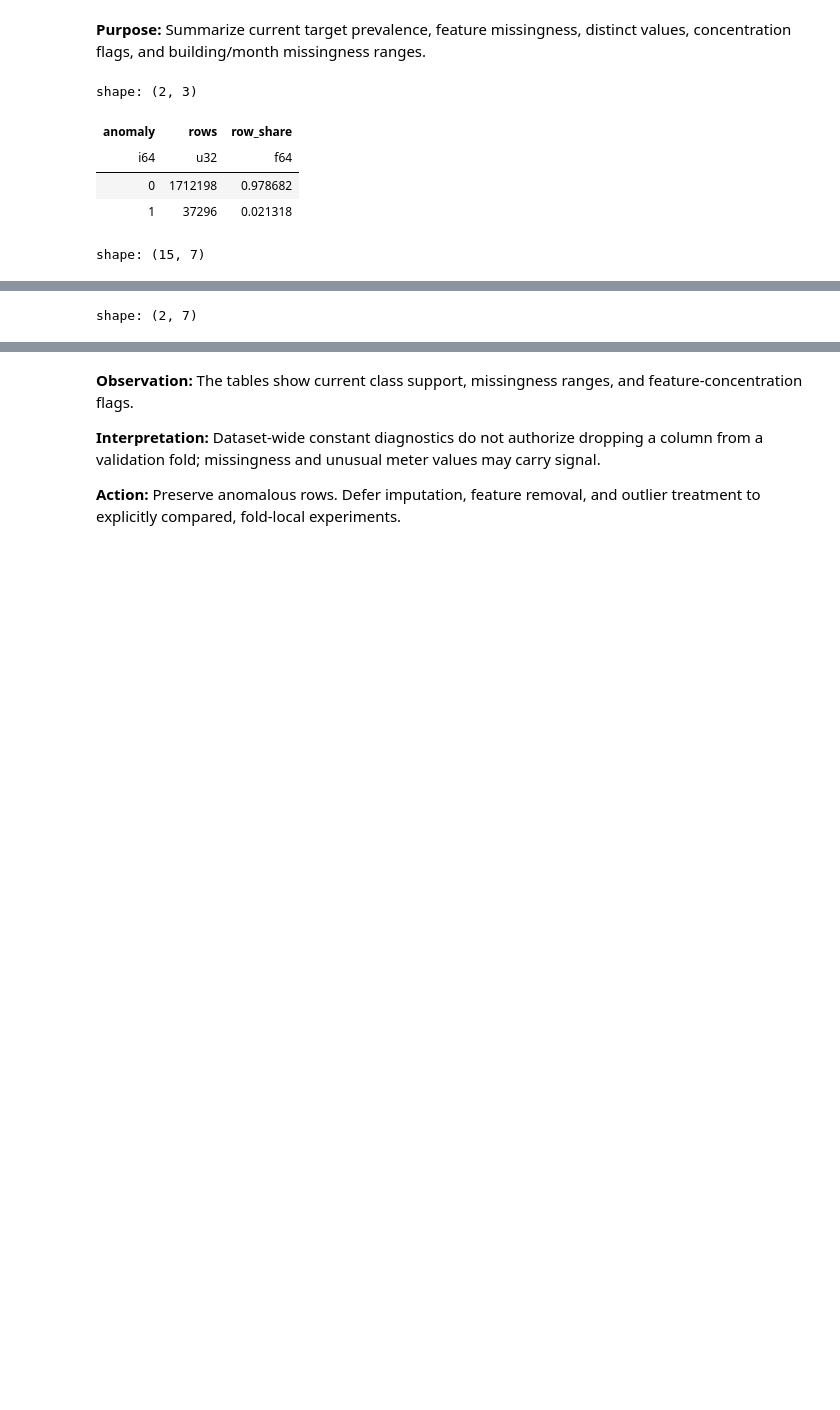
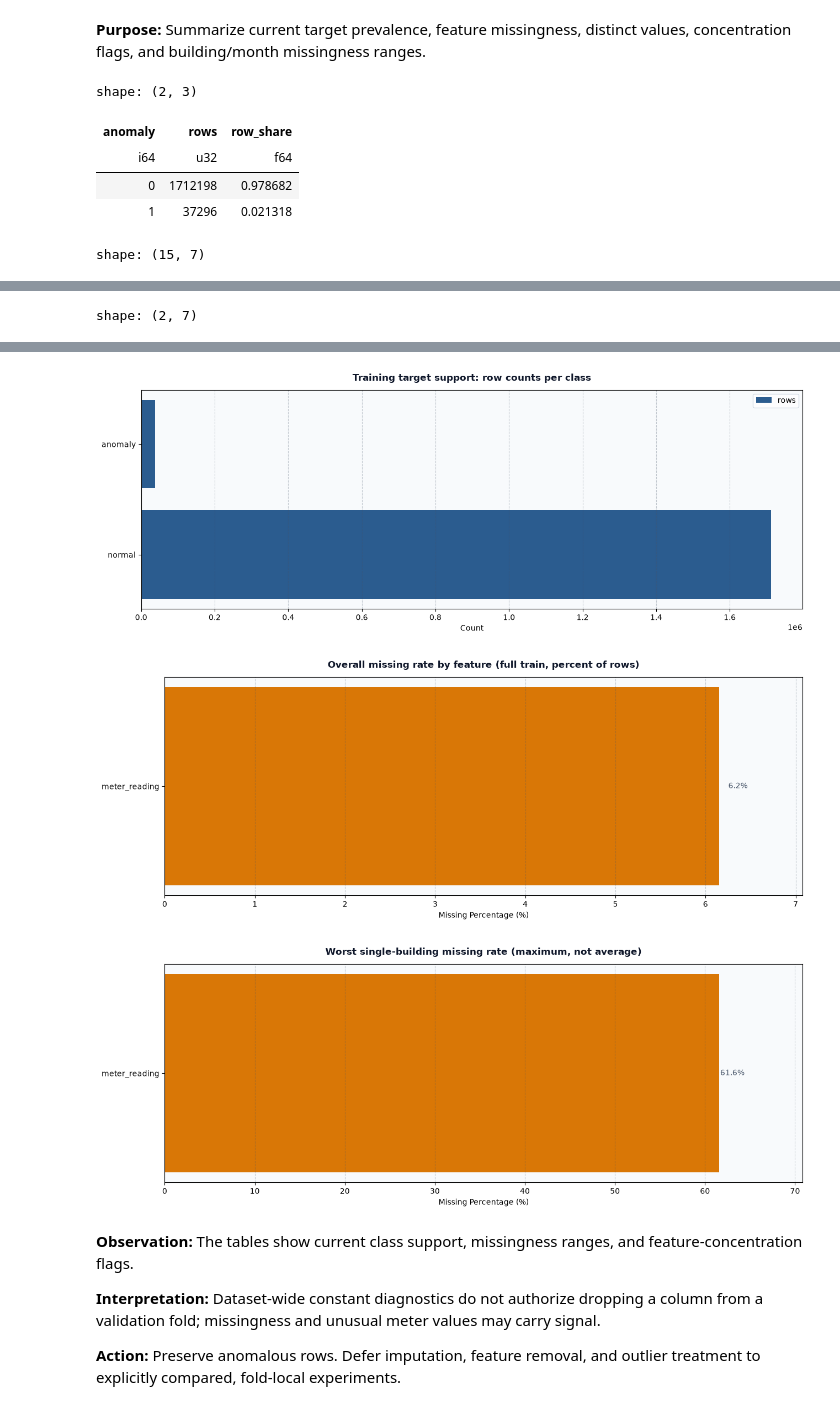
Before and after one commit to furkan-uzmez/Kaggle_Large-scale_Energy_Anomaly_Detection, a Jupyter notebook: notebooks/01_data_understanding.ipynb, the cells around one changed output, grey strips where cells are left out. Drawn from its saved outputs; the diff is of its cells as text; code cells hidden in the pictures; blank space fills up the shorter version.

```diff
--- a/notebooks/01_data_understanding.ipynb
+++ b/notebooks/01_data_understanding.ipynb
@@ -196,33 +234,50 @@ for feature in feature_columns:
         'non_null_unique_count': unique_count, 'dominant_non_null_share': dominant, 'status': status})
 feature_quality = pl.DataFrame(quality_rows)
 display(feature_quality.sort('missing_rate', descending=True).head(15))
 display(feature_quality.filter(pl.col('status').is_in(
     ['true constant', 'quasi-constant', 'all-missing'])).sort(['status', 'feature']))
+
+show_figure(plot_comparative_count_bars(
+    {('anomaly' if row['anomaly'] == 1 else 'normal'): {'rows': int(row['rows'])}
+     for row in target_summary.to_dicts()},
+    'Training target support: row counts per class'))
+
+missing_top = (feature_quality.filter(pl.col('missing_rate') > 0)
+               .sort('missing_rate', descending=True).head(10))
+show_figure(plot_horizontal_missingness(
+    {row['feature']: float(row['missing_rate']) * 100 for row in missing_top.to_dicts()},
+    'Overall missing rate by feature (full train, percent of rows)'))
+show_figure(plot_horizontal_missingness(
+    {row['feature']: float(row['max_building_missing_rate']) * 100 for row in missing_top.to_dicts()},
+    'Worst single-building missing rate (maximum, not average)'))
 # %% [output]
 shape: (2, 3)
 | anomaly | rows | row_share |
 | i64 | u32 | f64 |
 | 0 | 1712198 | 0.978682 |
 | 1 | 37296 | 0.021318 |
 shape: (15, 7)
 | feature | missing_rate | max_building_missing_rate | max_month_missing_rate | non_null_unique_count | dominant_non_null_share | ... |
 | str | f64 | f64 | f64 | i64 | f64 | ... |
 | "meter_reading" | 0.061534 | 0.615893 | 0.106471 | 191681 | 0.0 | ... |
 | "site_id" | 0.0 | 0.0 | 0.0 | 14 | 0.260234 | ... |
 | "primary_use" | 0.0 | 0.0 | 0.0 | 12 | 0.400567 | ... |
 | "square_feet" | 0.0 | 0.0 | 0.0 | 200 | 0.005021 | ... |
 | "year_built" | 0.0 | 0.0 | 0.0 | 32 | 0.663678 | ... |
 | … | … | … | … | … | … | ... |
 | "sea_level_pressure" | 0.0 | 0.0 | 0.0 | 710 | 0.135644 | ... |
 | "wind_direction" | 0.0 | 0.0 | 0.0 | 44 | 0.125105 | ... |
 | "wind_speed" | 0.0 | 0.0 | 0.0 | 59 | 0.125222 | ... |
 | "air_temperature_mean_lag7" | 0.0 | 0.0 | 0.0 | 3786 | 0.002581 | ... |
 | "air_temperature_max_lag7" | 0.0 | 0.0 | 0.0 | 3811 | 0.01061 | ... |
 shape: (2, 7)
 | feature | missing_rate | max_building_missing_rate | max_month_missing_rate | non_null_unique_count | dominant_non_null_share | ... |
 | str | f64 | f64 | f64 | i64 | f64 | ... |
 | "gte_meter" | 0.0 | 0.0 | 0.0 | 1 | 1.0 | ... |
 | "year" | 0.0 | 0.0 | 0.0 | 1 | 1.0 | ... |
+[figure, added]
+[figure, added]
+[figure, added]
 # %% [markdown]
 **Observation:** The tables show current class support, missingness ranges, and feature-concentration flags.
 
```
Also changed, not shown: parts of 19 cells of this notebook, 4 other files.
